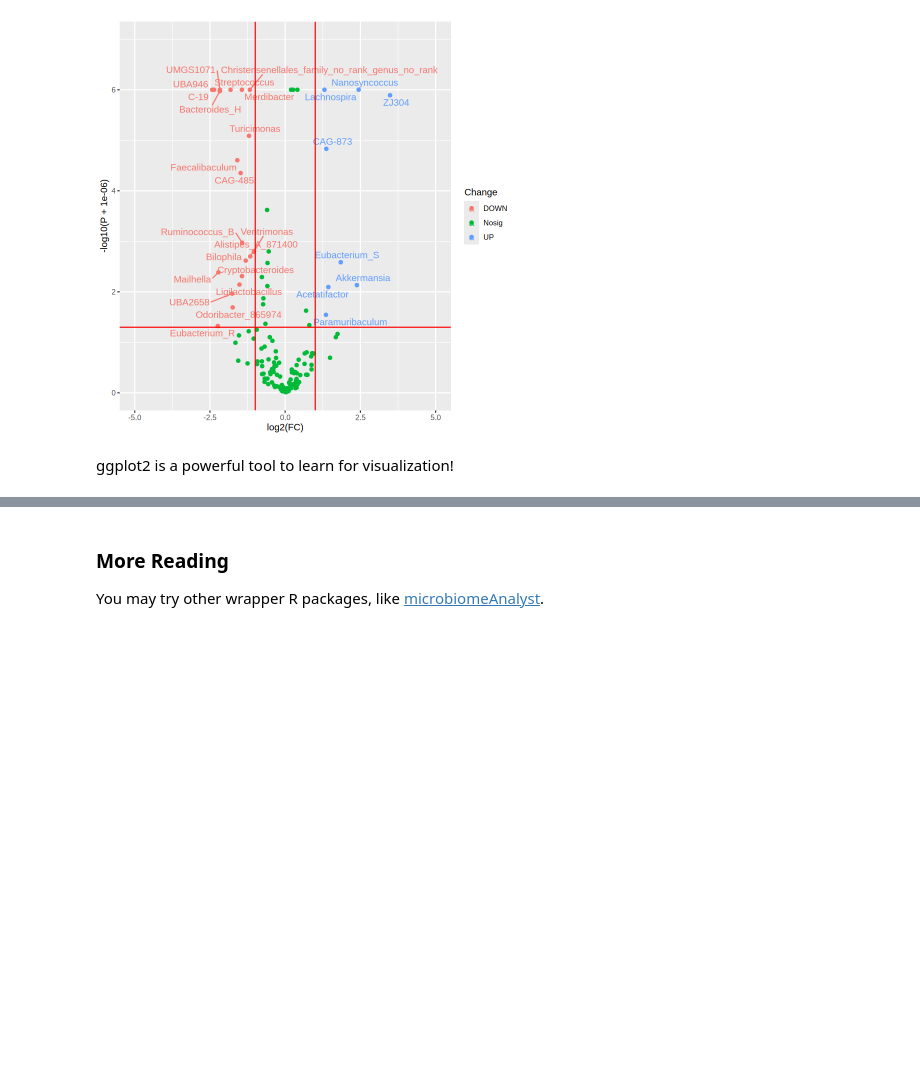
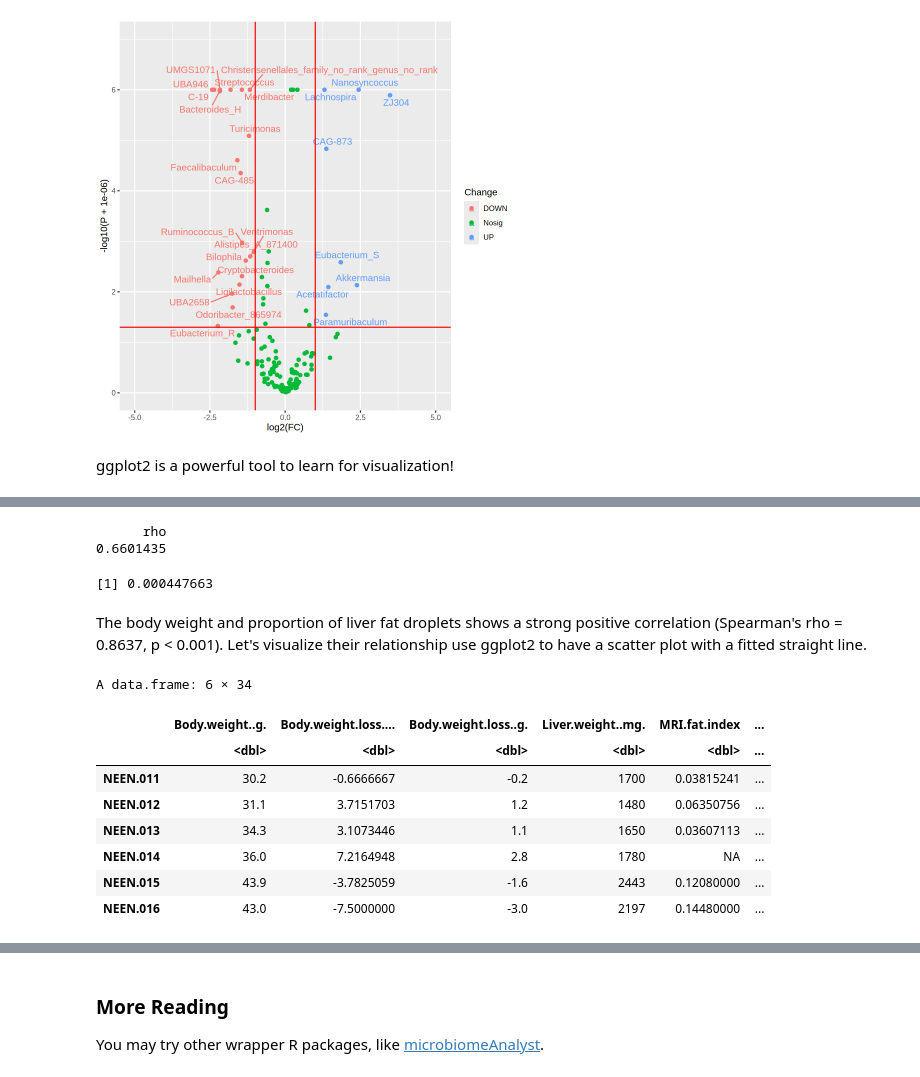
Before and after one commit to nedchen2/DecodingMicrobiota, a Jupyter notebook: content/03-Micro-Decode.ipynb, the cells around one changed output, grey strips where cells are left out. Cells and saved outputs as stored; diff of their text form; code cells hidden in the pictures; blank space fills up the shorter version.

```diff
--- a/content/03-Micro-Decode.ipynb
+++ b/content/03-Micro-Decode.ipynb
@@ -974,0 +1083,27 @@ ggplot2 is a powerful tool to learn for visualization!
+# %%
+# The strength of the correlation
+cor.res$estimate
+# %% [output]
+      rho
+0.6601435
+# %%
+# Whether the strength of the correlation is by chance in statistical sense
+cor.res$p.value
+# %% [output]
+[1] 0.000447663
+# %% [markdown]
+The body weight and proportion of liver fat droplets shows a strong positive correlation (Spearman's rho = 0.8637, p < 0.001). Let's visualize their relationship use ggplot2 to have a scatter plot with a fitted straight line.
+# %%
+# Prepare for the format that ggplot2 required
+data_for_plot <- data.frame(t(meta_endpoints_data),check.names = T) # check.names will fix the name that is not proper for most of the R scripts
+head(data_for_plot)
+# %% [output]
+A data.frame: 6 × 34
+|  | Body.weight..g. | Body.weight.loss.... | Body.weight.loss..g. | Liver.weight..mg. | MRI.fat.index | ... |
+|  | <dbl> | <dbl> | <dbl> | <dbl> | <dbl> | ... |
+| NEEN.011 | 30.2 | -0.6666667 | -0.2 | 1700 | 0.03815241 | ... |
+| NEEN.012 | 31.1 | 3.7151703 | 1.2 | 1480 | 0.06350756 | ... |
+| NEEN.013 | 34.3 | 3.1073446 | 1.1 | 1650 | 0.03607113 | ... |
+| NEEN.014 | 36.0 | 7.2164948 | 2.8 | 1780 | NA | ... |
+| NEEN.015 | 43.9 | -3.7825059 | -1.6 | 2443 | 0.12080000 | ... |
+| NEEN.016 | 43.0 | -7.5000000 | -3.0 | 2197 | 0.14480000 | ... |
```
Also changed, not shown: parts of 15 cells of this notebook, 11 other files.
